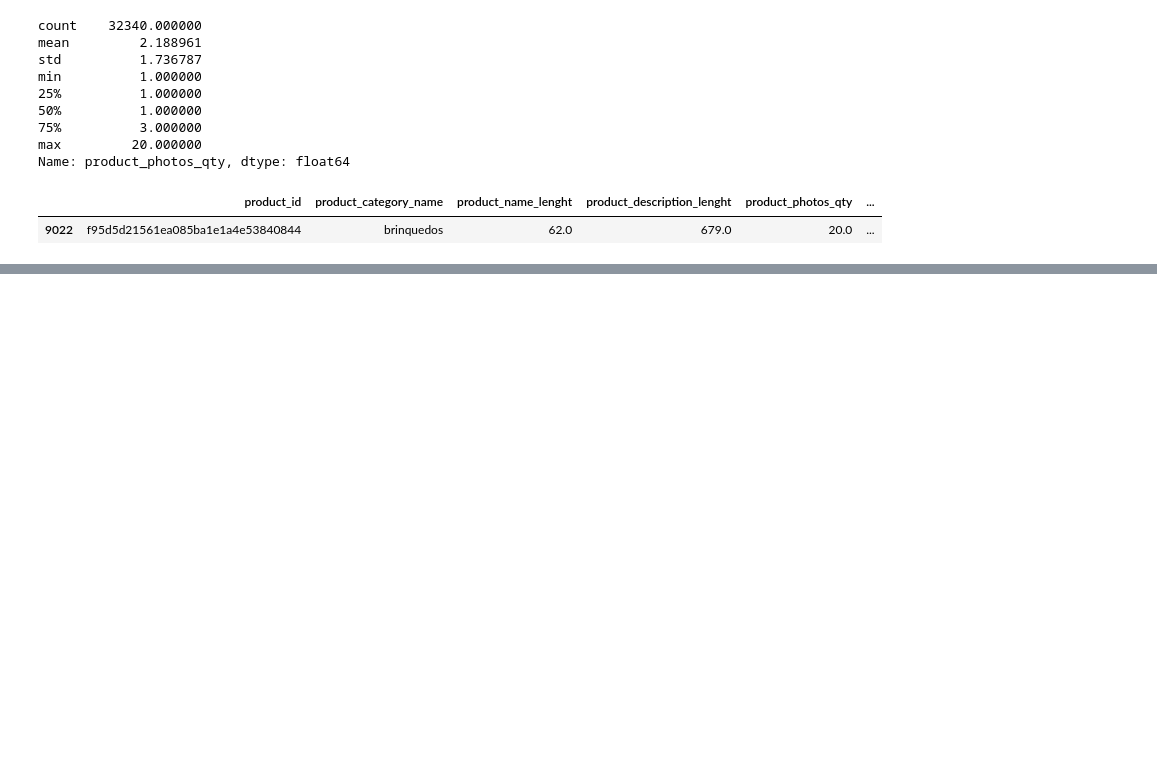
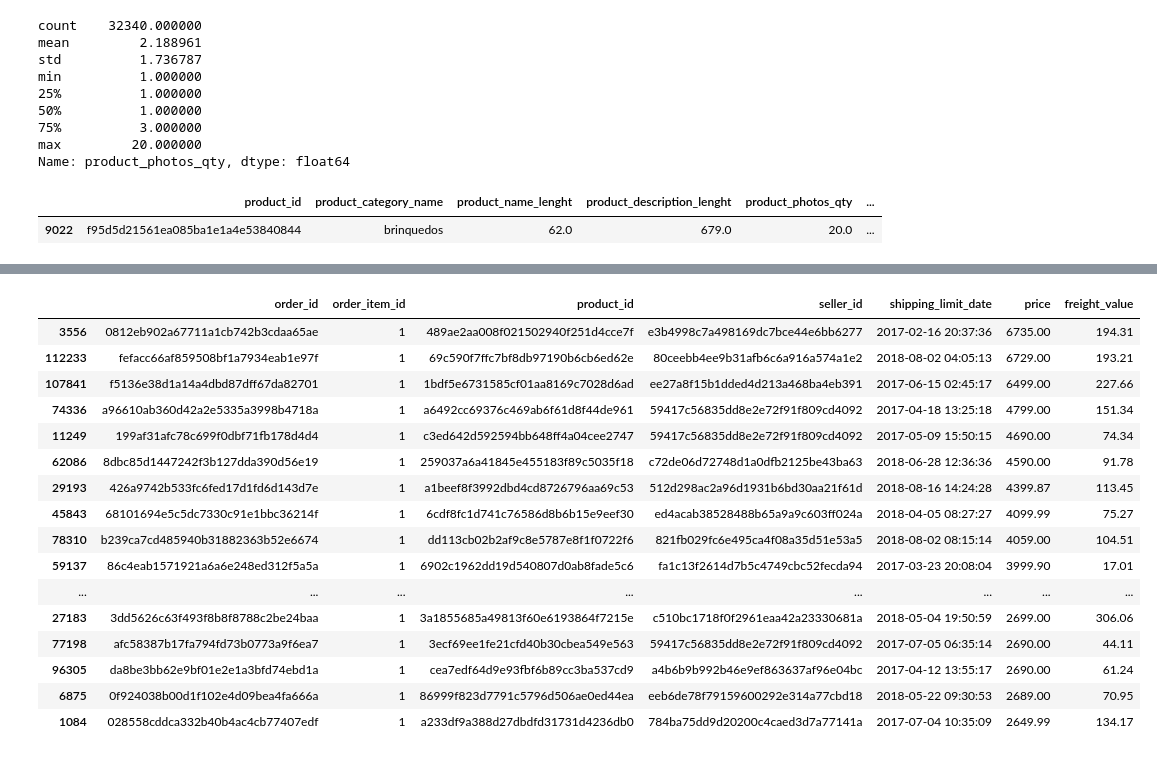
Before and after one commit to carolinarutililima/Trabalho_Final_Tecnicas_Prg, a Jupyter notebook: items_productos_sheet.ipynb, the cells around one changed output, grey strips where cells are left out. Drawn from its saved outputs; the diff is of its cells as text; code cells hidden in the pictures; blank space fills up the shorter version.

```diff
--- a/items_productos_sheet.ipynb
+++ b/items_productos_sheet.ipynb
@@ -235,0 +266,21 @@ df_items
+# %%
+df_items_sorted_price_max = df_items.sort_values(by='price', ascending=False)
+df_items_sorted_price_max.head(50)
+# %% [output]
+|  | order_id | order_item_id | product_id | seller_id | shipping_limit_date | price | freight_value |
+| 3556 | 0812eb902a67711a1cb742b3cdaa65ae | 1 | 489ae2aa008f021502940f251d4cce7f | e3b4998c7a498169dc7bce44e6bb6277 | 2017-02-16 20:37:36 | 6735.00 | 194.31 |
+| 112233 | fefacc66af859508bf1a7934eab1e97f | 1 | 69c590f7ffc7bf8db97190b6cb6ed62e | 80ceebb4ee9b31afb6c6a916a574a1e2 | 2018-08-02 04:05:13 | 6729.00 | 193.21 |
+| 107841 | f5136e38d1a14a4dbd87dff67da82701 | 1 | 1bdf5e6731585cf01aa8169c7028d6ad | ee27a8f15b1dded4d213a468ba4eb391 | 2017-06-15 02:45:17 | 6499.00 | 227.66 |
+| 74336 | a96610ab360d42a2e5335a3998b4718a | 1 | a6492cc69376c469ab6f61d8f44de961 | 59417c56835dd8e2e72f91f809cd4092 | 2017-04-18 13:25:18 | 4799.00 | 151.34 |
+| 11249 | 199af31afc78c699f0dbf71fb178d4d4 | 1 | c3ed642d592594bb648ff4a04cee2747 | 59417c56835dd8e2e72f91f809cd4092 | 2017-05-09 15:50:15 | 4690.00 | 74.34 |
+| 62086 | 8dbc85d1447242f3b127dda390d56e19 | 1 | 259037a6a41845e455183f89c5035f18 | c72de06d72748d1a0dfb2125be43ba63 | 2018-06-28 12:36:36 | 4590.00 | 91.78 |
+| 29193 | 426a9742b533fc6fed17d1fd6d143d7e | 1 | a1beef8f3992dbd4cd8726796aa69c53 | 512d298ac2a96d1931b6bd30aa21f61d | 2018-08-16 14:24:28 | 4399.87 | 113.45 |
+| 45843 | 68101694e5c5dc7330c91e1bbc36214f | 1 | 6cdf8fc1d741c76586d8b6b15e9eef30 | ed4acab38528488b65a9a9c603ff024a | 2018-04-05 08:27:27 | 4099.99 | 75.27 |
+| 78310 | b239ca7cd485940b31882363b52e6674 | 1 | dd113cb02b2af9c8e5787e8f1f0722f6 | 821fb029fc6e495ca4f08a35d51e53a5 | 2018-08-02 08:15:14 | 4059.00 | 104.51 |
+| 59137 | 86c4eab1571921a6a6e248ed312f5a5a | 1 | 6902c1962dd19d540807d0ab8fade5c6 | fa1c13f2614d7b5c4749cbc52fecda94 | 2017-03-23 20:08:04 | 3999.90 | 17.01 |
+| ... | ... | ... | ... | ... | ... | ... | ... |
+| 27183 | 3dd5626c63f493f8b8f8788c2be24baa | 1 | 3a1855685a49813f60e6193864f7215e | c510bc1718f0f2961eaa42a23330681a | 2018-05-04 19:50:59 | 2699.00 | 306.06 |
+| 77198 | afc58387b17fa794fd73b0773a9f6ea7 | 1 | 3ecf69ee1fe21cfd40b30cbea549e563 | 59417c56835dd8e2e72f91f809cd4092 | 2017-07-05 06:35:14 | 2690.00 | 44.11 |
+| 96305 | da8be3bb62e9bf01e2e1a3bfd74ebd1a | 1 | cea7edf64d9e93fbf6b89cc3ba537cd9 | a4b6b9b992b46e9ef863637af96e04bc | 2017-04-12 13:55:17 | 2690.00 | 61.24 |
+| 6875 | 0f924038b00d1f102e4d09bea4fa666a | 1 | 86999f823d7791c5796d506ae0ed44ea | eeb6de78f79159600292e314a77cbd18 | 2018-05-22 09:30:53 | 2689.00 | 70.95 |
+| 1084 | 028558cddca332b40b4ac4cb77407edf | 1 | a233df9a388d27dbdfd31731d4236db0 | 784ba75dd9d20200c4caed3d7a77141a | 2017-07-04 10:35:09 | 2649.99 | 134.17 |
```
Also changed, not shown: parts of 13 cells of this notebook.
